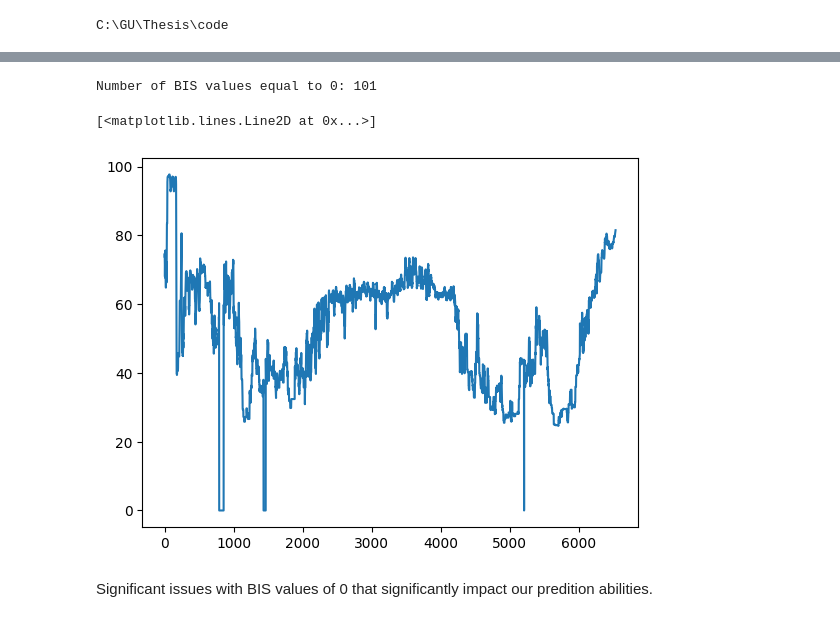
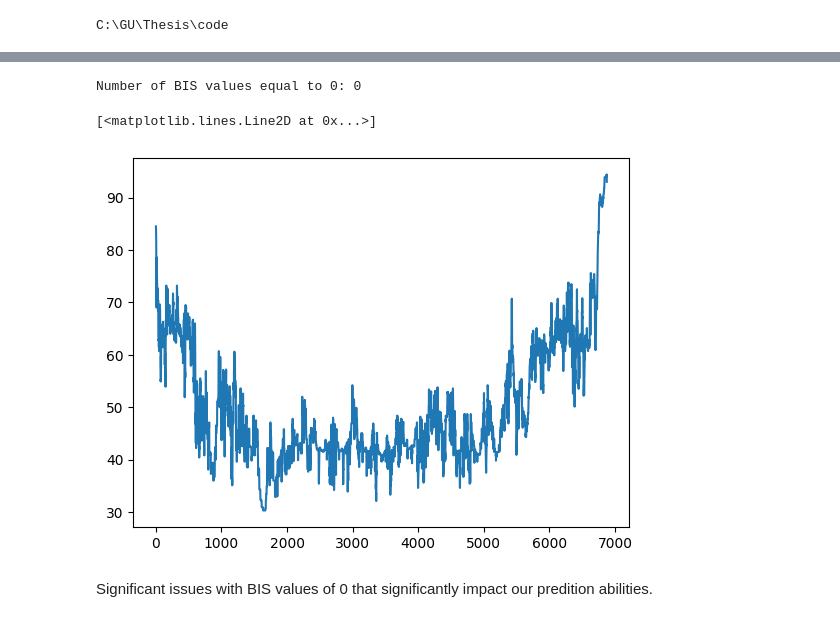
Before and after one commit to mik-nowacki/thesis-project, a Jupyter notebook: notebooks/preprocessing/quality_checks_preprocessed_data.ipynb, the cells around one changed output, grey strips where cells are left out. Saved outputs shown, nothing was run; the diff lists cells and outputs as text; code cells hidden in the pictures.

```diff
--- a/notebooks/preprocessing/quality_checks_preprocessed_data.ipynb
+++ b/notebooks/preprocessing/quality_checks_preprocessed_data.ipynb
@@ -21,7 +21,7 @@ print(os.getcwd())
 data = pd.read_csv(os.path.join("cases_data.csv"))
 case_ids = data['caseid'].tolist()
 
-preprocessed_path = os.path.join("data", "preprocessed", "eeg")
+preprocessed_path = os.path.join("eeg")
 # %% [output]
 C:\GU\Thesis\code
 # %%
@@ -60,17 +42,17 @@ Case 6382 has 1 NaNs and 5 values below 10 in BIS.
 # %%
-case_path = os.path.join(preprocessed_path, f"case_542.pt")
+case_path = os.path.join(preprocessed_path, f"case_2460.pt")
 sample = torch.load(case_path)
 
 bis = sample['bis'].numpy()
 
 n_bis_zero = np.sum(bis == 0)
 print(f"Number of BIS values equal to 0: {n_bis_zero}")
 
 plt.plot(bis)
 # %% [output]
-Number of BIS values equal to 0: 101
+Number of BIS values equal to 0: 0
 [<matplotlib.lines.Line2D at 0x...>]
-[figure, old version]
+[figure, new version]
 # %% [markdown]
 Significant issues with BIS values of 0 that significantly impact our predition abilities.
 # %% [markdown]
```
Also changed, not shown: parts of 2 cells of this notebook, 7 other files.
